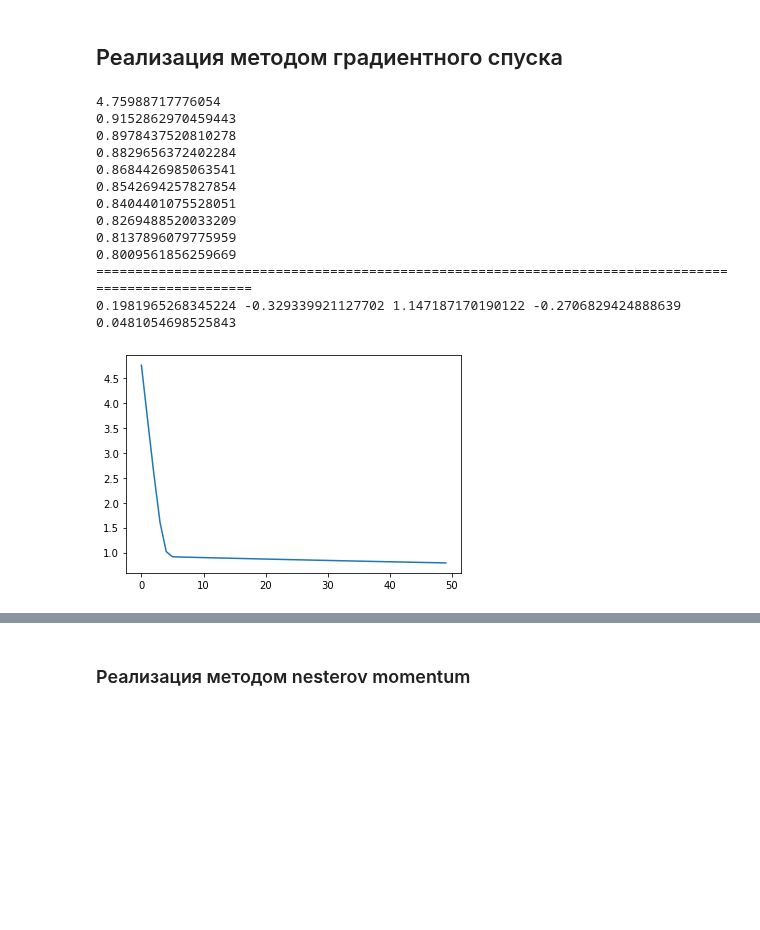
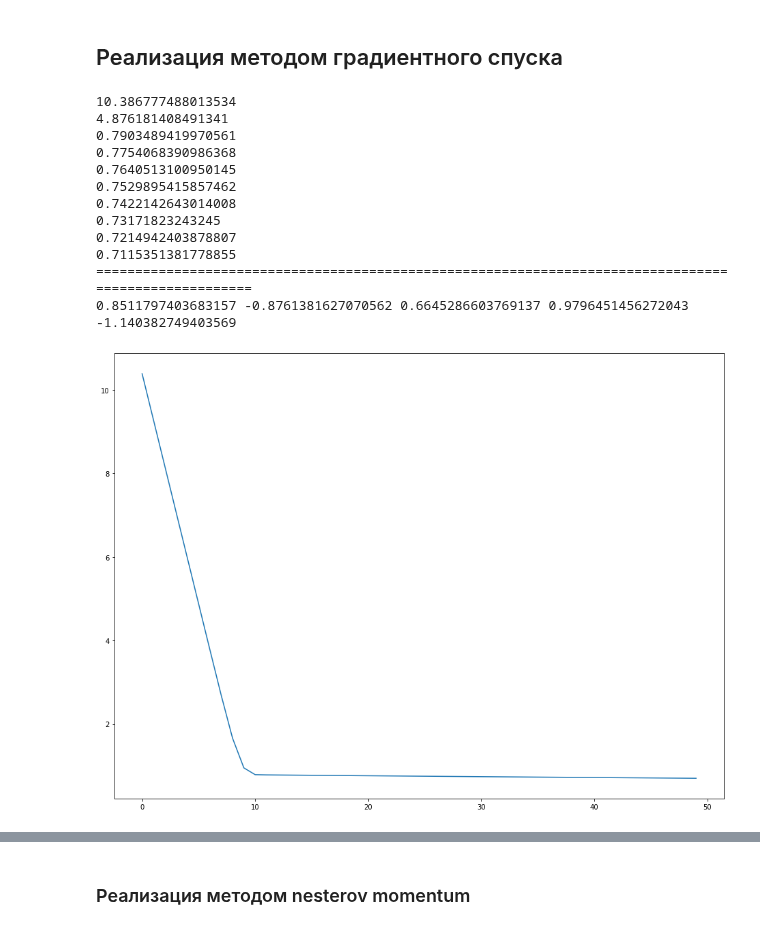
Before and after one commit to IvanAniskavets/Python_2.0, a Jupyter notebook: Machine_Learning/HW_lecture_3.ipynb, the cells around one changed output, grey strips where cells are left out. Saved outputs shown, nothing was run; the diff lists cells and outputs as text; code cells hidden in the pictures; blank space fills up the shorter version.

```diff
--- a/Machine_Learning/HW_lecture_3.ipynb
+++ b/Machine_Learning/HW_lecture_3.ipynb
@@ -106,46 +106,53 @@ data_iris.head()
 ## Реализация методом градиентного спуска
 # %%
 x1, x2, x3, x4, y = data_iris.sepal_length, data_iris.sepal_width, data_iris.petal_length, data_iris.petal_width, data_iris.variety_num
-EPOCHS = 50
-lr =  0.05
+EPOCHS = 50 # количество эпох
+LEARNING_RATE =  0.05 # скорость обучения / gamma
 
-grad_loss = []
+grad_costs = []
+grad_preds = []
 theta = np.random.normal(size=(5,))
 
 for _ in range(EPOCHS):
 
     # Классифицирующая функция, пропущенная через сигмоиду
     predictions = theta[0] + theta[1] * x1 + theta[2] * x2 + theta[3] * x3 + theta[4] * x4
-    h = 1. / (1 + np.exp(-predictions))
+    grad_preds.append(predictions)
+    sigmoid = 1. / (1 + np.exp(-predictions)) # функция логистической регрессии / сигмоид
 
-    theta[0] -= lr * np.sum(h - y) / len(predictions)
-    theta[1] -= lr * np.sum(x1 * (h - y))/ len(predictions)
-    theta[2] -= lr * np.sum(x2 * (h - y)) / len(predictions)
-    theta[3] -= lr * np.sum(x3 * (h - y)) / len(predictions)
-    theta[4] -= lr * np.sum(x4 * (h - y)) / len(predictions)
+    # находим новые точки (тетты)
+    gradients = sigmoid - y
 
-    loss = np.sum(((-y) * np.log(h)) - ((1 - y) * np.log(1 - h))) / len(predictions)
-    grad_loss.append(loss)
+    theta[0] = theta[0] - LEARNING_RATE * np.sum(gradients) / len(predictions)
+    theta[1] = theta[1] - LEARNING_RATE * np.sum(gradients * x1)/ len(predictions)
+    theta[2] = theta[2] - LEARNING_RATE * np.sum(gradients * x2) / len(predictions)
+    theta[3] = theta[3] - LEARNING_RATE * np.sum(gradients * x3) / len(predictions)
+    theta[4] = theta[4] - LEARNING_RATE * np.sum(gradients * x4) / len(predictions)
+
+    cost = np.sum(((-y) * np.log(sigmoid)) - ((1 - y) * np.log(1 - sigmoid))) / len(predictions) # бинарная кросс-энтропия / функция потерь
+    grad_costs.append(cost)
 
     if _ % 5 == 0:
-        print(loss)
+        print(cost)
 
 print('=====================================================================================================')
 print(theta[0], theta[1], theta[2], theta[3], theta[4])
 # %% [output]
-4.75988717776054
-0.9152862970459443
-0.8978437520810278
-0.8829656372402284
-0.8684426985063541
-0.8542694257827854
-0.8404401075528051
-0.8269488520033209
-0.8137896079775959
-0.8009561856259669
+10.386777488013534
+4.876181408491341
+0.7903489419970561
+0.7754068390986368
+0.7640513100950145
+0.7529895415857462
+0.7422142643014008
+0.73171823243245
+0.7214942403878807
+0.7115351381778855
 =====================================================================================================
-0.1981965268345224 -0.329339921127702 1.147187170190122 -0.2706829424888639 0.0481054698525843
+0.8511797403683157 -0.8761381627070562 0.6645286603769137 0.9796451456272043 -1.140382749403569
 # %%
-plt.plot(grad_loss);
+plt.figure(figsize=(16,12))
+plt.plot(grad_costs)
+plt.show();
 # %% [output]
-[figure, old version]
+[figure, new version]
```
Also changed, not shown: parts of 9 cells of this notebook.
